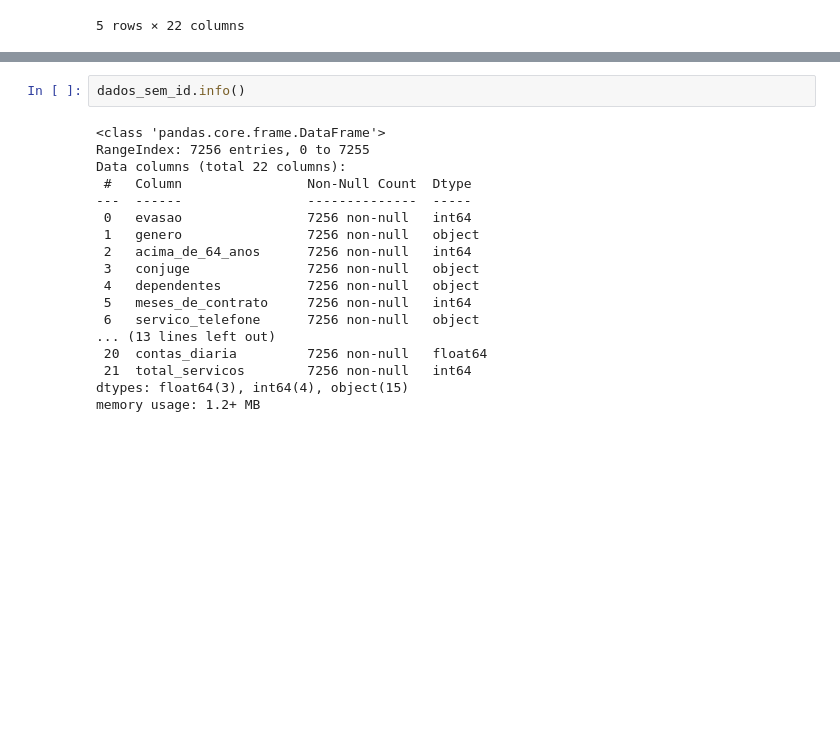
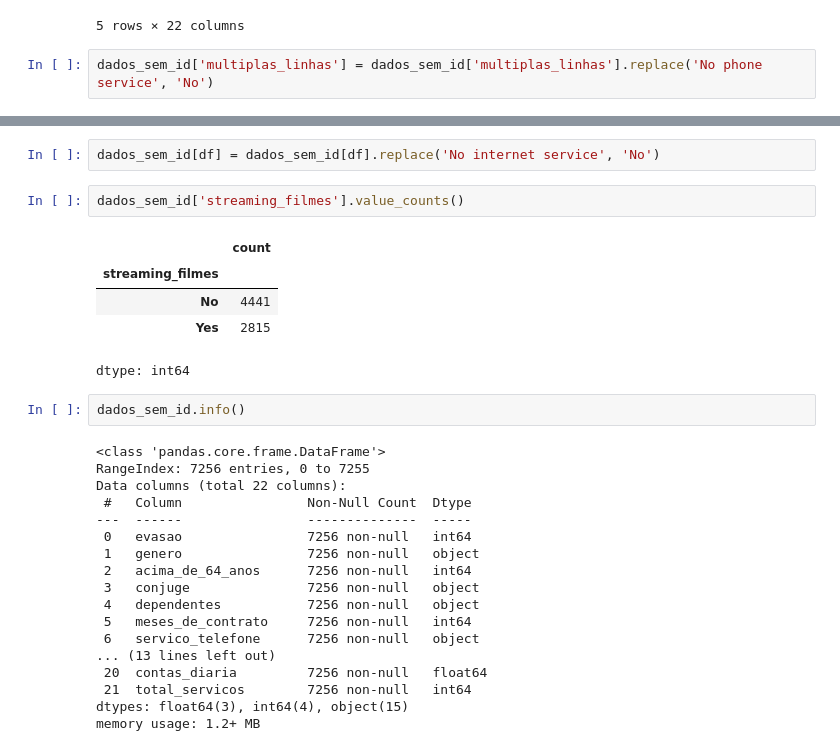
Before and after one commit to gilderson/desafio_parte2_telecom_X, a Jupyter notebook: Desafio_telecom_X_Parte_2.ipynb, the cells around one changed output, grey strips where cells are left out. Drawn from its saved outputs; the diff is of its cells as text; blank space fills up the shorter version.

```diff
--- a/Desafio_telecom_X_Parte_2.ipynb
+++ b/Desafio_telecom_X_Parte_2.ipynb
@@ -32,3 +32,5 @@ dados_sem_id.head()
 | 3 | 1 | Male | 1 | Yes | No | 13 | Yes | ... |
 | 4 | 1 | Female | 1 | Yes | No | 3 | Yes | ... |
 5 rows × 22 columns
+# %%
+dados_sem_id['multiplas_linhas'] = dados_sem_id['multiplas_linhas'].replace('No phone service', 'No')
@@ -35,3 +55,13 @@ dados_sem_id.head()
+# %%
+dados_sem_id[df] = dados_sem_id[df].replace('No internet service', 'No')
+# %%
+dados_sem_id['streaming_filmes'].value_counts()
+# %% [output]
+|  | count |
+| streaming_filmes |  |
+| No | 4441 |
+| Yes | 2815 |
+dtype: int64
 # %%
 dados_sem_id.info()
 # %% [output]
```
Also changed, not shown: parts of 20 cells of this notebook.
